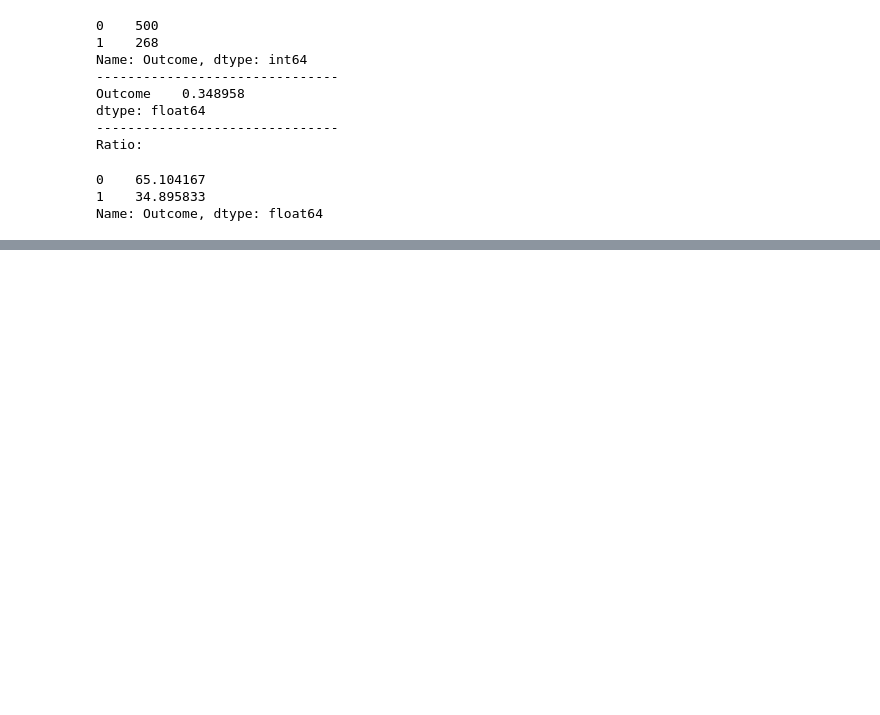
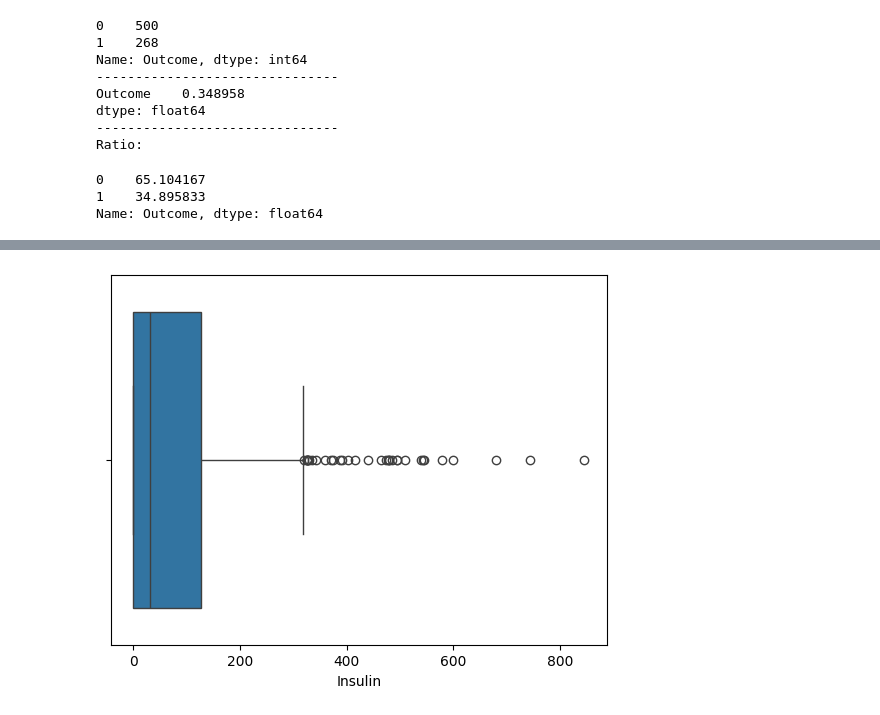
Before and after one commit to isuru0x01/Notebooks, a Jupyter notebook: Diabetes_Dataset.ipynb, the cells around one changed output, grey strips where cells are left out. Drawn from its saved outputs; the diff is of its cells as text; code cells hidden in the pictures; blank space fills up the shorter version.

```diff
--- a/Diabetes_Dataset.ipynb
+++ b/Diabetes_Dataset.ipynb
@@ -506,0 +559,6 @@ Imagine making a tally chart for the Outcome variable, counting how many times e
+# %%
+# Boxplot
+sns.boxplot(x=df["Insulin"])
+plt.show()
+# %% [output]
+[figure, added]
```
Also changed, not shown: parts of 38 cells of this notebook.
